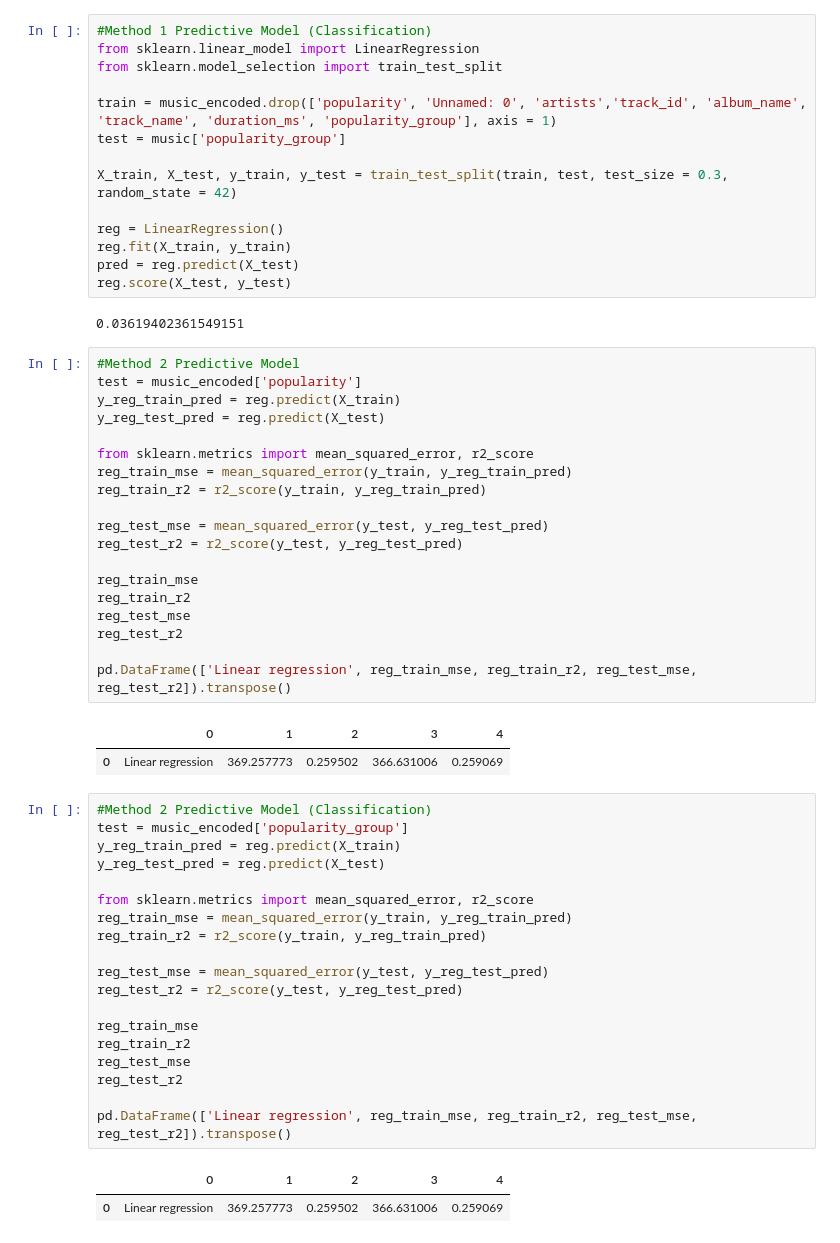
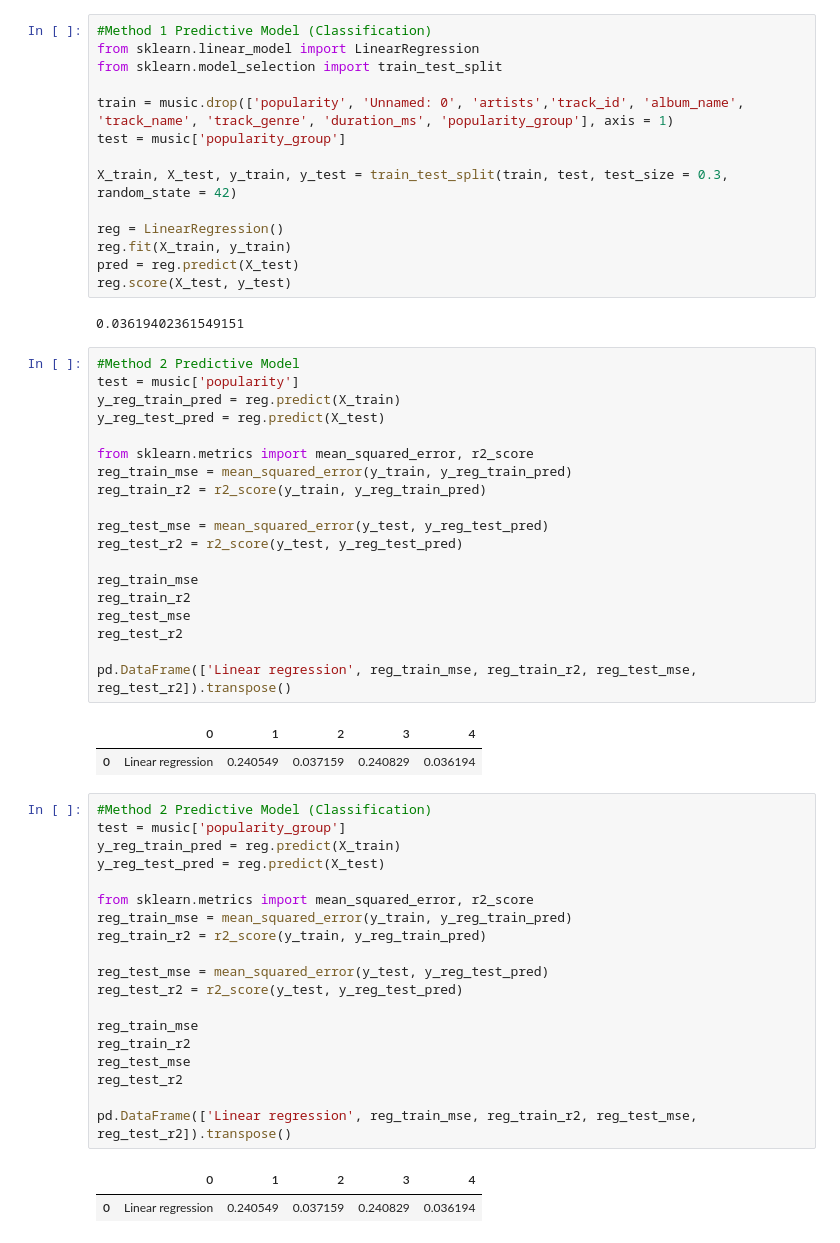
Before and after one commit to kohoma1223/Predictive-Analytics-of-Music-Popularity, a Jupyter notebook: SummerProject.ipynb, the cells around one changed output. Drawn from its saved outputs; the diff is of its cells as text.

```diff
--- a/SummerProject.ipynb
+++ b/SummerProject.ipynb
@@ -517,7 +502,7 @@ reg.score(X_test, y_test)
 from sklearn.linear_model import LinearRegression
 from sklearn.model_selection import train_test_split
 
-train = music_encoded.drop(['popularity', 'Unnamed: 0', 'artists','track_id', 'album_name', 'track_name', 'duration_ms', 'popularity_group'], axis = 1)
+train = music.drop(['popularity', 'Unnamed: 0', 'artists','track_id', 'album_name', 'track_name', 'track_genre', 'duration_ms', 'popularity_group'], axis = 1)
 test = music['popularity_group']
 
 X_train, X_test, y_train, y_test = train_test_split(train, test, test_size = 0.3, random_state = 42)
@@ -530,29 +515,29 @@ reg.score(X_test, y_test)
 0.03619402361549151
 # %%
 #Method 2 Predictive Model
-test = music_encoded['popularity']
+test = music['popularity']
 y_reg_train_pred = reg.predict(X_train)
 y_reg_test_pred = reg.predict(X_test)
 
 from sklearn.metrics import mean_squared_error, r2_score
 reg_train_mse = mean_squared_error(y_train, y_reg_train_pred)
 reg_train_r2 = r2_score(y_train, y_reg_train_pred)
 
 reg_test_mse = mean_squared_error(y_test, y_reg_test_pred)
 reg_test_r2 = r2_score(y_test, y_reg_test_pred)
 
 reg_train_mse
 reg_train_r2
 reg_test_mse
 reg_test_r2
 
 pd.DataFrame(['Linear regression', reg_train_mse, reg_train_r2, reg_test_mse, reg_test_r2]).transpose()
 # %% [output]
 |  | 0 | 1 | 2 | 3 | 4 |
-| 0 | Linear regression | 369.257773 | 0.259502 | 366.631006 | 0.259069 |
+| 0 | Linear regression | 0.240549 | 0.037159 | 0.240829 | 0.036194 |
 # %%
 #Method 2 Predictive Model (Classification)
-test = music_encoded['popularity_group']
+test = music['popularity_group']
 y_reg_train_pred = reg.predict(X_train)
 y_reg_test_pred = reg.predict(X_test)
 
@@ -571,5 +556,5 @@ reg_test_r2
 pd.DataFrame(['Linear regression', reg_train_mse, reg_train_r2, reg_test_mse, reg_test_r2]).transpose()
 # %% [output]
 |  | 0 | 1 | 2 | 3 | 4 |
-| 0 | Linear regression | 369.257773 | 0.259502 | 366.631006 | 0.259069 |
+| 0 | Linear regression | 0.240549 | 0.037159 | 0.240829 | 0.036194 |
 # %%
```
Also changed, not shown: parts of 27 cells of this notebook.
